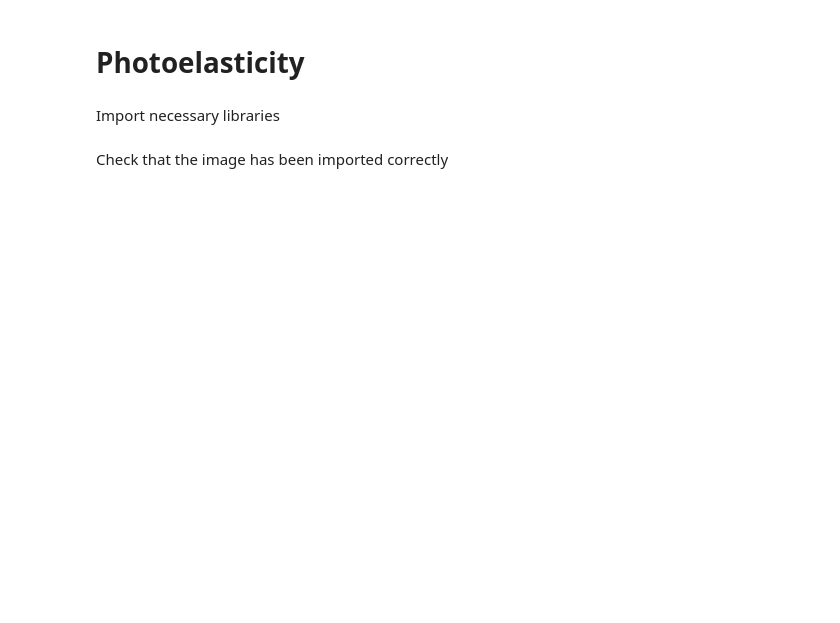
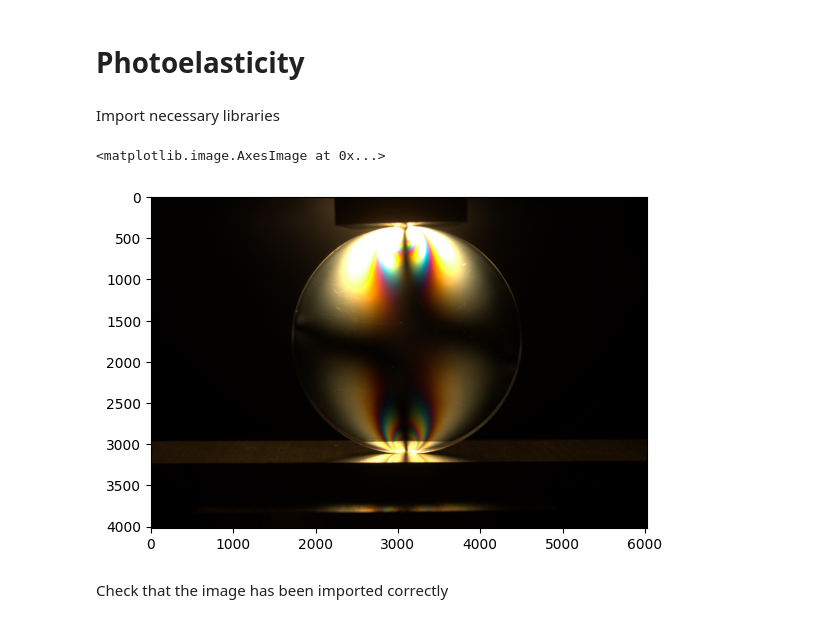
Before and after one commit to fs-bullard/photoelasticity, a Jupyter notebook: test.ipynb, the cells around one changed output. Cells and saved outputs as stored; diff of their text form; code cells hidden in the pictures; blank space fills up the shorter version.

```diff
--- a/test.ipynb
+++ b/test.ipynb
@@ -34,2 +34,8 @@ for file_name in file_names:
+# %%
+img = load_raw_img(base_path + "IMG_3713.CR2")
+plt.imshow(img)
+# %% [output]
+<matplotlib.image.AxesImage at 0x...>
+[figure, added]
 # %% [markdown]
 Check that the image has been imported correctly
```
Also changed, not shown: parts of 3 cells of this notebook.
